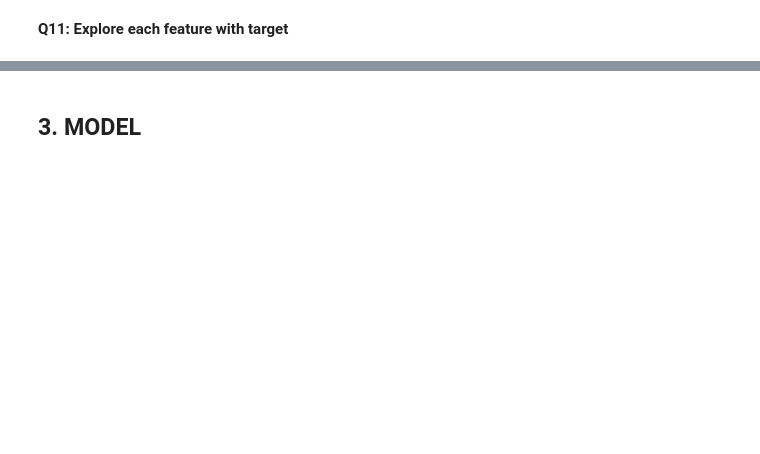
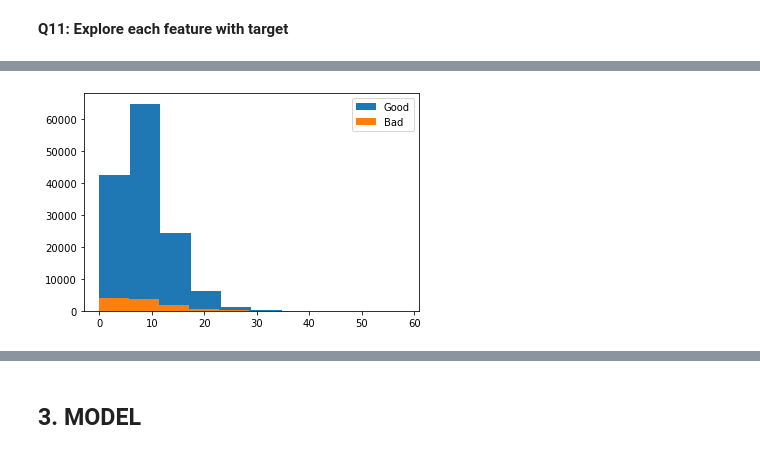
Before and after one commit to honghanhh/mci_python_33a8_l1, a Jupyter notebook: Live Slides/Bonus/uyenlt_Credit scoring.ipynb, the cells around one changed output, grey strips where cells are left out. Drawn from its saved outputs; the diff is of its cells as text; code cells hidden in the pictures; blank space fills up the shorter version.

```diff
--- a/Live Slides/Bonus/uyenlt_Credit scoring.ipynb
+++ b/Live Slides/Bonus/uyenlt_Credit scoring.ipynb
@@ -253,0 +263,7 @@ plt.show()
+# %%
+plt.hist(df_train[df_train.SeriousDlqin2yrs==0] ['NumberOfOpenCreditLinesAndLoans'], label='Good')
+plt.hist(df_train[df_train.SeriousDlqin2yrs==1] ['NumberOfOpenCreditLinesAndLoans'], label='Bad')
+plt.legend(loc='upper right')
+plt.show()
+# %% [output]
+[figure, added]
```
Also changed, not shown: parts of 23 cells of this notebook, 1 other file.
